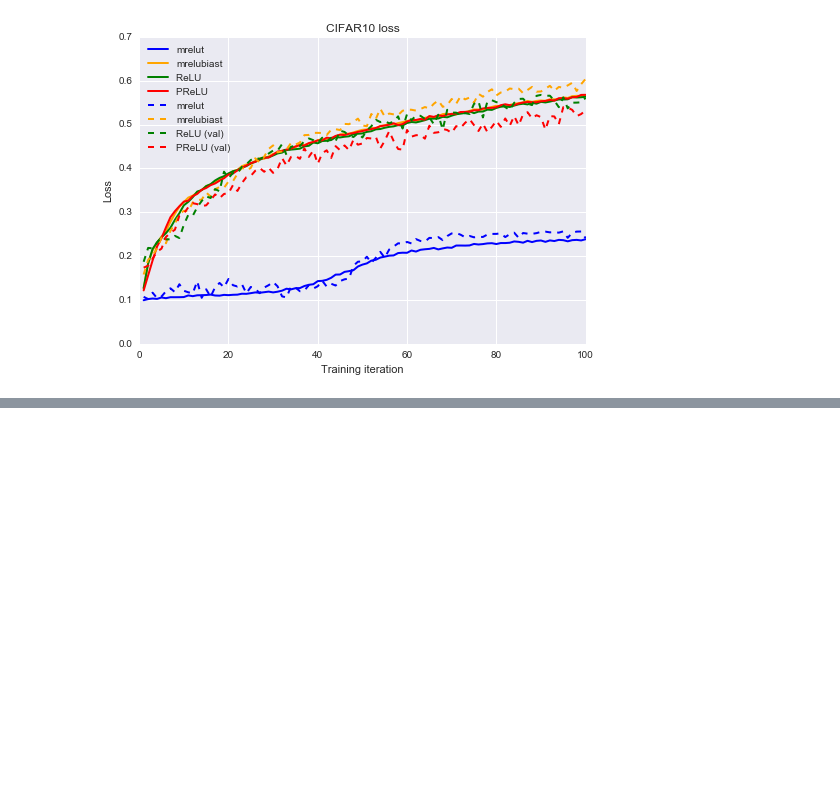
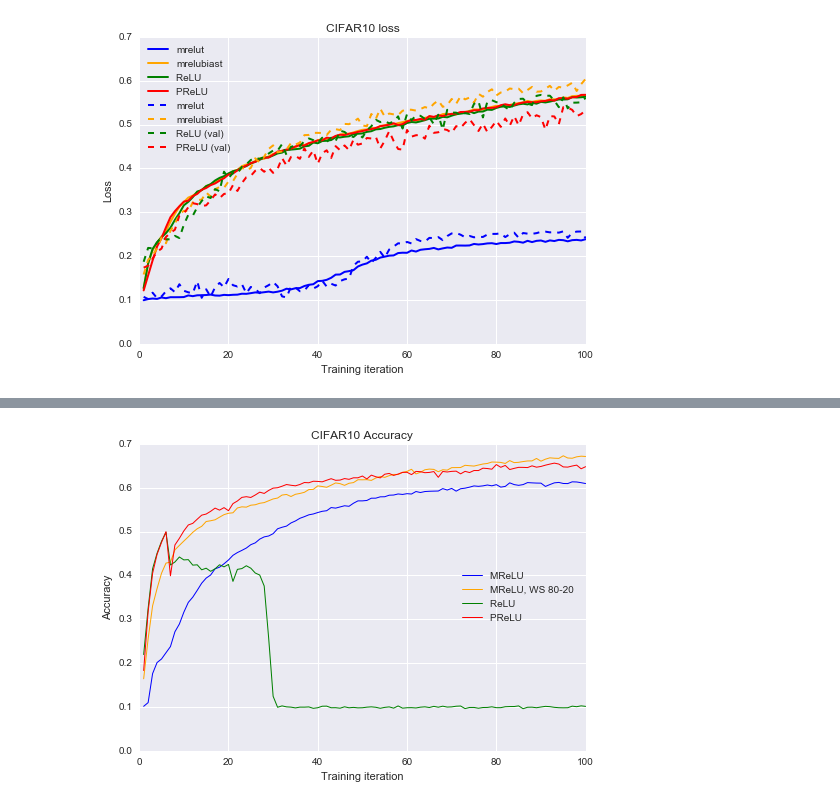
Before and after one commit to claymcleod/pap-experiment, a Jupyter notebook: results/visualize_cifar10.ipynb, the cells around one changed output, grey strips where cells are left out. Saved outputs shown, nothing was run; the diff lists cells and outputs as text; code cells hidden in the pictures; blank space fills up the shorter version.

```diff
--- a/results/visualize_cifar10.ipynb
+++ b/results/visualize_cifar10.ipynb
@@ -229,3 +233,49 @@ LR 0.5 is probably not good...
  0.125 & 0.1 (0)     & 0.6988 (97) & 0.6047 (98) & 0.1 (0)     & 0.3627 (99) & 0.6029 (36)   \\
 \hline
 \end{tabular}
+# %%
+import itertools
+lr = 'cs_0.125'
+looking_at_axis = 'Accuracy'
+
+def transform_name(name, la):
+    post = ''
+    if 'val' in la:
+        post = '(val)'
+    if name == 'mrelubias':
+        return 'MReLU, WS 80-20 %s' % post
+    elif name == 'mreluall':
+        return 'MReLU, WS 100-0 %s' % post
+    elif name == 'mrelu':
+        return 'MReLU %s' % post
+    elif name == 'relu':
+        return 'ReLU %s' % post
+    elif name == 'prelu':
+        return 'PReLU %s' % post
+
+    return name
+
+looking_ats = ['acc']
+styles = ['-']
+widths = [1.0]
+
+activations = ['mrelu', 'mrelubias', 'relu', 'prelu']
+colors = ['b', '#ffa500', 'g', 'r', '#551a8b']
+
+ls = zip(looking_ats, styles, widths)
+ac = zip(activations, colors)
+
+lsac = itertools.product(ls, ac)
+handles = []
+plt.title('CIFAR10 Accuracy')
+plt.xlabel('Training iteration')
+plt.ylabel(looking_at_axis)
+for ((la, style, width), (activation, color)) in lsac:
+    y = dfs['{}-{}'.format(activation, lr)].head(100)[la]
+    line, = plt.plot(range(1, len(y)+1), y, label=transform_name(activation, la),
+                            color=color, linestyle=style, linewidth=width)
+    handles.append(line)
+plt.legend(handles=handles, loc='best')
+plt.savefig('cifar10-{}-lr-{}.png'.format(looking_ats[0], lr))
+# %% [output]
+[figure, added]
```
Also changed, not shown: parts of 3 cells of this notebook.
